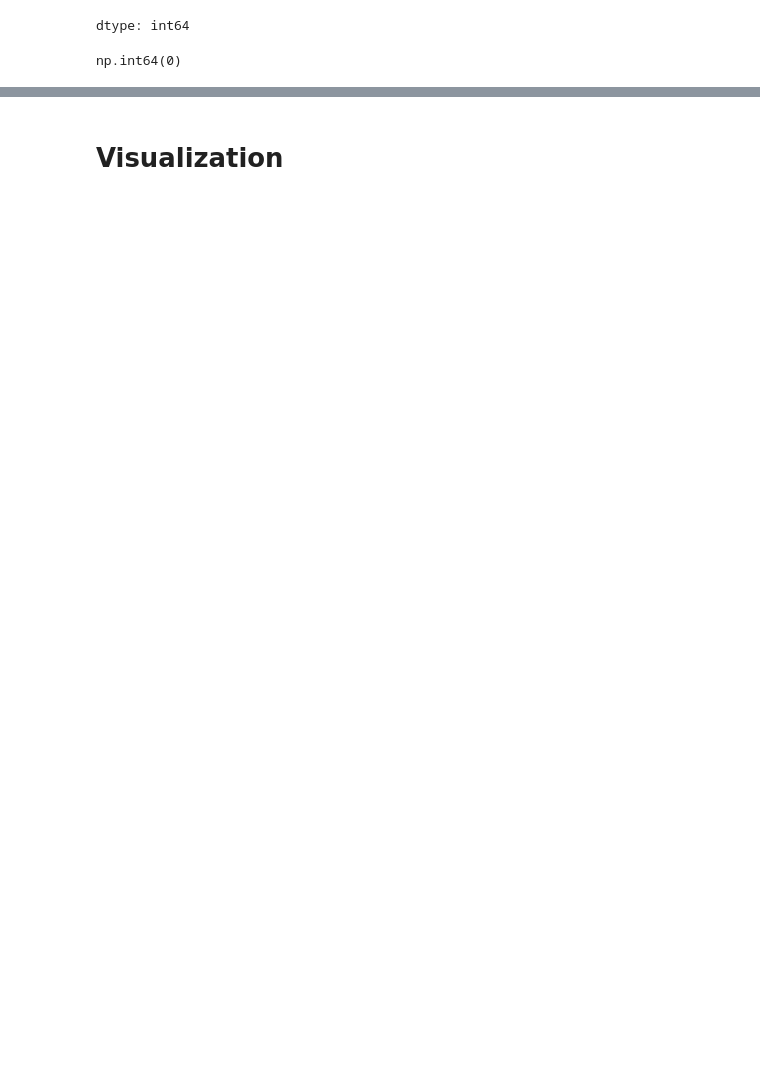
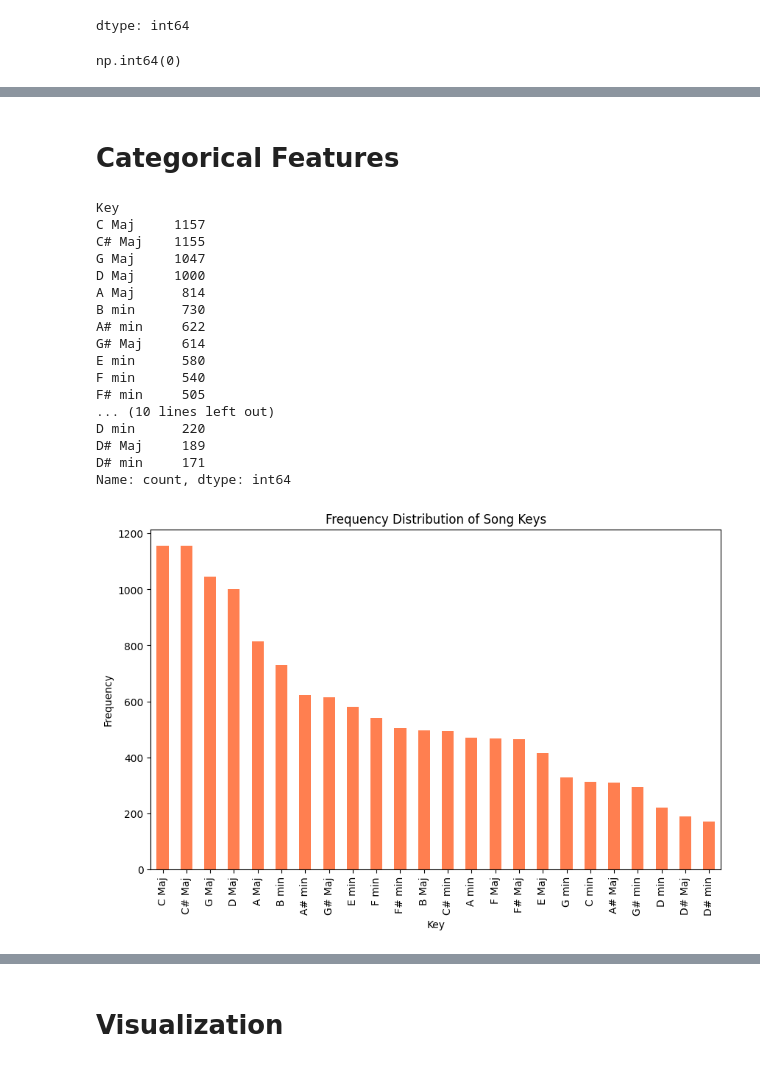
Before and after one commit to Nikhil5566/EDA-Prostate-cancer-dataset-, a Jupyter notebook: Spotify_Dataset.ipynb, the cells around one changed output, grey strips where cells are left out. Cells and saved outputs as stored; diff of their text form; code cells hidden in the pictures; blank space fills up the shorter version.

```diff
--- a/Spotify_Dataset.ipynb
+++ b/Spotify_Dataset.ipynb
@@ -145,0 +185,40 @@ np.int64(0)
+# %% [markdown]
+# Categorical Features
+# %%
+# Frequency table
+key_counts = df['Key'].value_counts()
+print(key_counts)
+
+# Bar chart
+plt.figure(figsize=(10, 6))
+key_counts.plot(kind='bar', color='coral')
+plt.title('Frequency Distribution of Song Keys')
+plt.xlabel('Key')
+plt.ylabel('Frequency')
+plt.show()
+
+# Pie chart
+plt.figure(figsize=(8, 8))
+key_counts.plot(kind='pie', autopct='%1.1f%%', startangle=90)
+plt.title('Proportion of Song Keys')
+plt.ylabel('')  # Remove the default ylabel
+plt.show()
+# %% [output]
+Key
+C Maj     1157
+C# Maj    1155
+G Maj     1047
+D Maj     1000
+A Maj      814
+B min      730
+A# min     622
+G# Maj     614
+E min      580
+F min      540
+F# min     505
+... (10 lines left out)
+D min      220
+D# Maj     189
+D# min     171
+Name: count, dtype: int64
+[figure, added]
```
Also changed, not shown: parts of 15 cells of this notebook.
